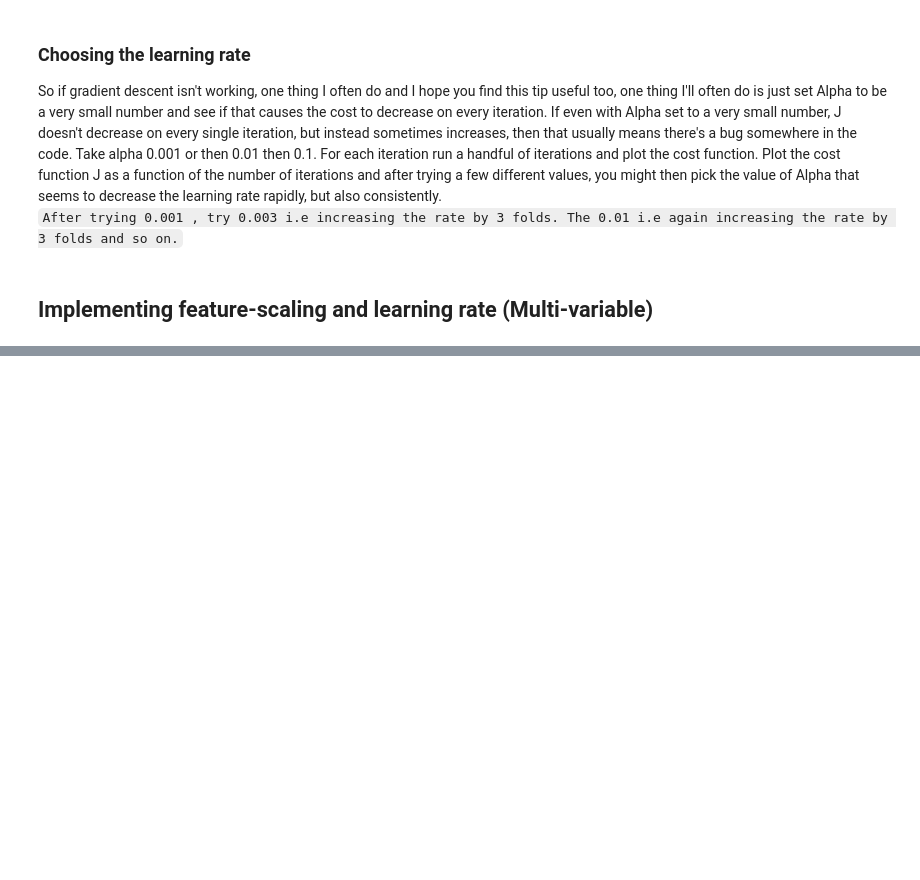
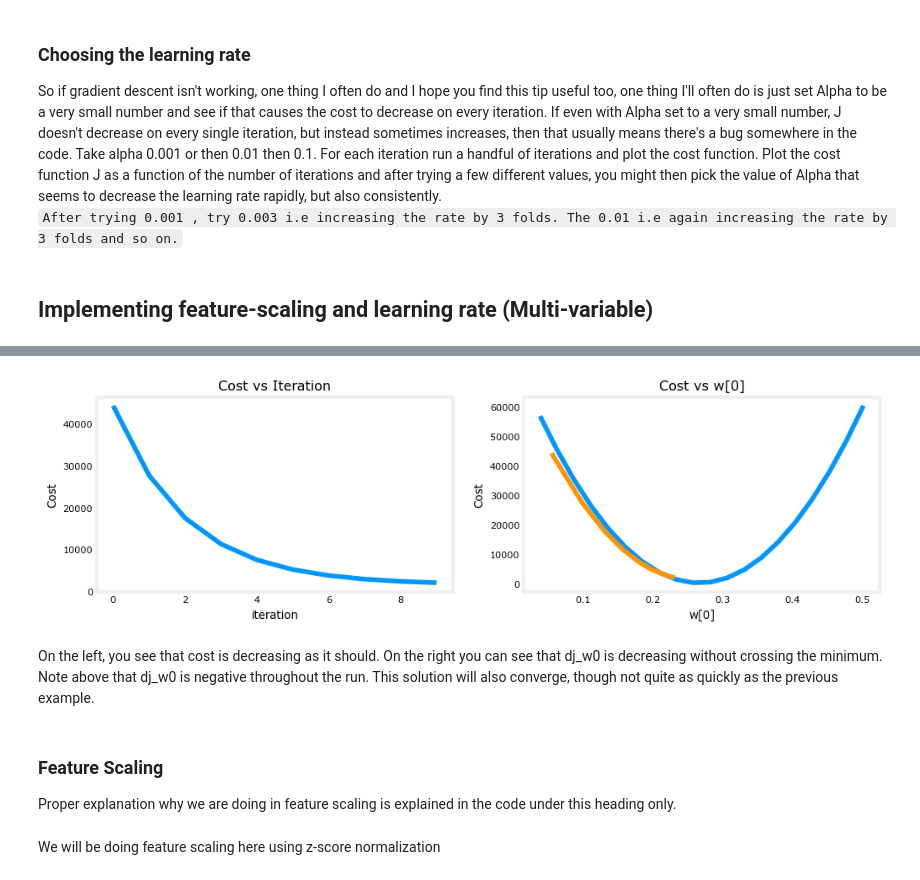
Before and after one commit to PrishaAggarwal/AI-ML, a Jupyter notebook: Machine_Learning/ML_3.ipynb, the cells around one changed output, grey strips where cells are left out. Saved outputs shown, nothing was run; the diff lists cells and outputs as text; code cells hidden in the pictures; blank space fills up the shorter version.

```diff
--- a/Machine_Learning/ML_3.ipynb
+++ b/Machine_Learning/ML_3.ipynb
@@ -666,0 +750,4 @@ So if gradient descent isn't working, one thing I often do and I hope you find t
+# %%
+#trying more smaller alpha
+#set alpha to 1e-7
+_,_,hist = run_gradient_descent(X_train, Y_train, 10, alpha = 1e-7)
@@ -666,0 +768,12 @@ So if gradient descent isn't working, one thing I often do and I hope you find t
+# %%
+plot_cost_i_w(X_train,Y_train,hist)
+# %% [output]
+[figure, added]
+# %% [markdown]
+On the left, you see that cost is decreasing as it should. On the right you can see that dj_w0 is decreasing without crossing the minimum. Note above that dj_w0 is negative throughout the run. This solution will also converge, though not quite as quickly as the previous example.
+# %% [markdown]
+### Feature Scaling
+
+Proper explanation why we are doing in feature scaling is explained in the code under this heading only.
+# %% [markdown]
+We will be doing feature scaling here using z-score normalization
```
Also changed, not shown: parts of 53 cells of this notebook, 14 other files.
